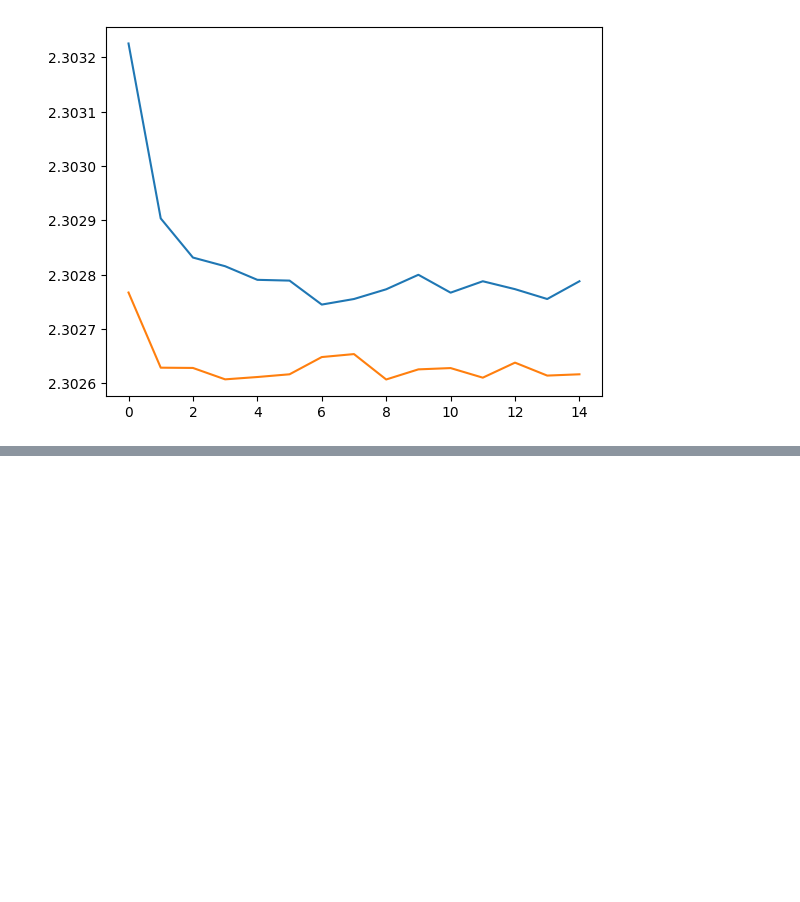
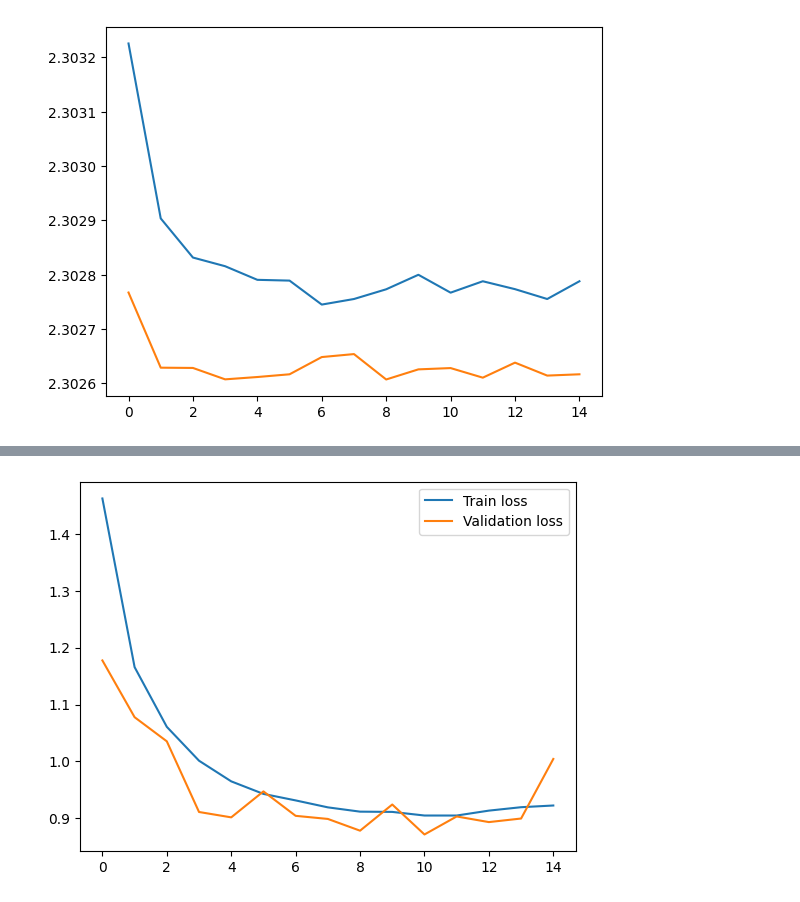
Before and after one commit to BiPaulEr/DeepLearning, a Jupyter notebook: Chap02/cifar10_cnn.ipynb, the cells around one changed output, grey strips where cells are left out. Saved outputs shown, nothing was run; the diff lists cells and outputs as text; code cells hidden in the pictures; blank space fills up the shorter version.

```diff
--- a/Chap02/cifar10_cnn.ipynb
+++ b/Chap02/cifar10_cnn.ipynb
@@ -175,0 +226,7 @@ plt.show()
+# %%
+plt.plot(hist2.history['loss'], label='Train loss')
+plt.plot(hist2.history['val_loss'], label='Validation loss')
+plt.legend()
+plt.show()
+# %% [output]
+[figure, added]
```
Also changed, not shown: parts of 10 cells of this notebook.
